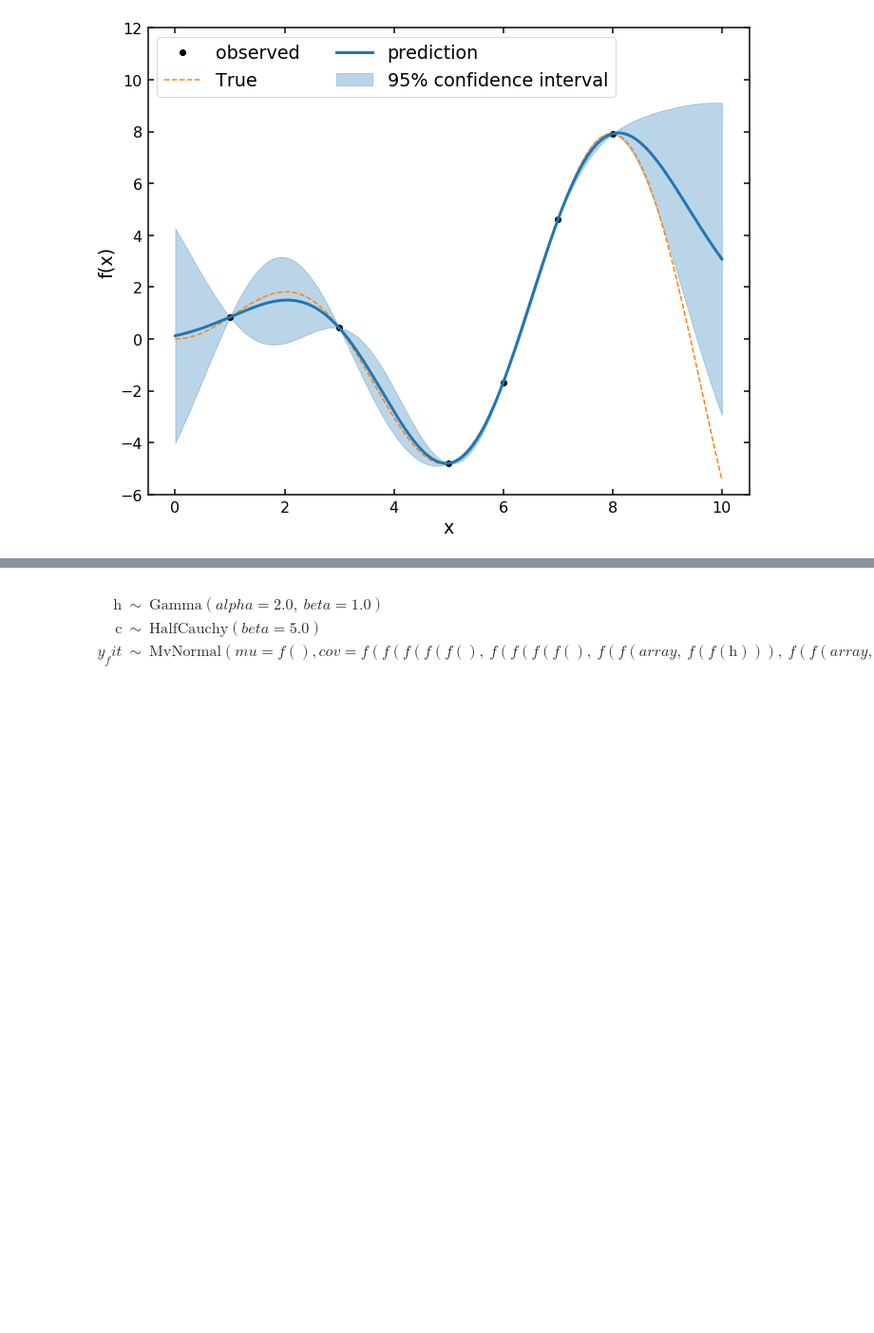
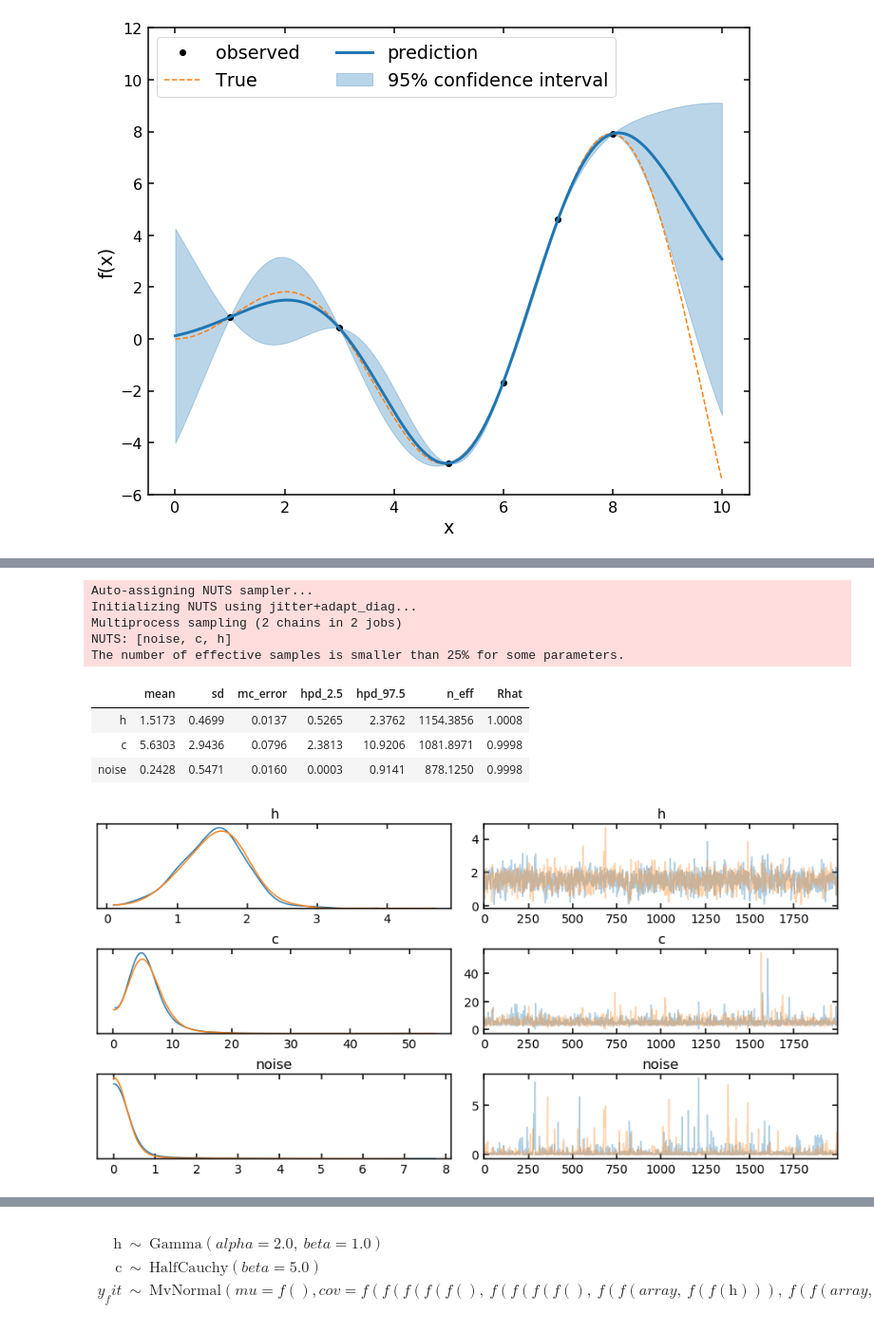
Before and after one commit to CKrawczyk/jupyter_data_languages, a Jupyter notebook: Gaussian_process_regression_pymc.ipynb, the cells around one changed output, grey strips where cells are left out. Shown at 95% size. Saved outputs shown, nothing was run; the diff lists cells and outputs as text; code cells hidden in the pictures; blank space fills up the shorter version.

Commit message:
update pymc GPR with sample example

```diff
--- a/Gaussian_process_regression_pymc.ipynb
+++ b/Gaussian_process_regression_pymc.ipynb
@@ -137,0 +142,17 @@ plt.tight_layout();
+# %%
+with model:
+    trace = pm.sample(2000, target_accept=0.95)
+
+display(pm.summary(trace).round(4))
+pm.traceplot(trace);
+# %% [output]
+Auto-assigning NUTS sampler...
+Initializing NUTS using jitter+adapt_diag...
+Multiprocess sampling (2 chains in 2 jobs)
+NUTS: [noise, c, h]
+The number of effective samples is smaller than 25% for some parameters.
+|  | mean | sd | mc_error | hpd_2.5 | hpd_97.5 | n_eff | Rhat |
+| h | 1.5173 | 0.4699 | 0.0137 | 0.5265 | 2.3762 | 1154.3856 | 1.0008 |
+| c | 5.6303 | 2.9436 | 0.0796 | 2.3813 | 10.9206 | 1081.8971 | 0.9998 |
+| noise | 0.2428 | 0.5471 | 0.0160 | 0.0003 | 0.9141 | 878.1250 | 0.9998 |
+[figure, added]
```
Also changed, not shown: parts of 32 cells of this notebook, 1 other file.
